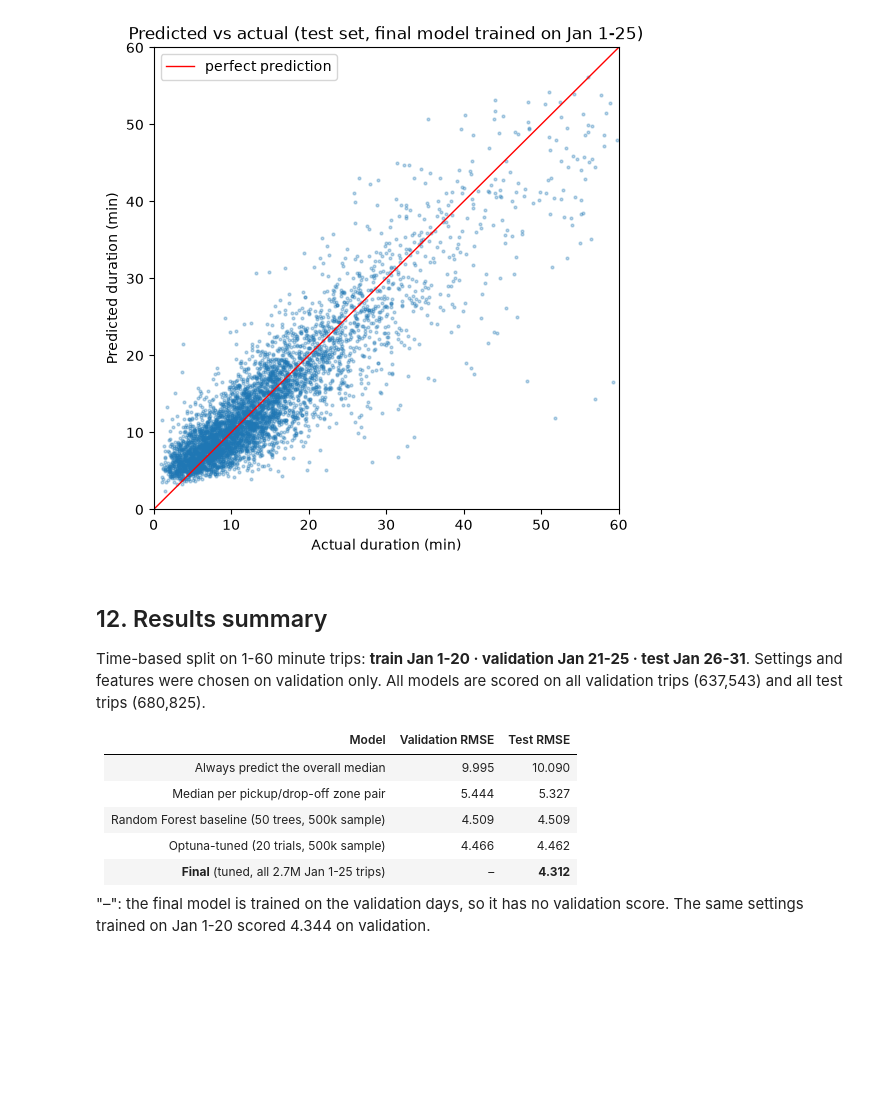
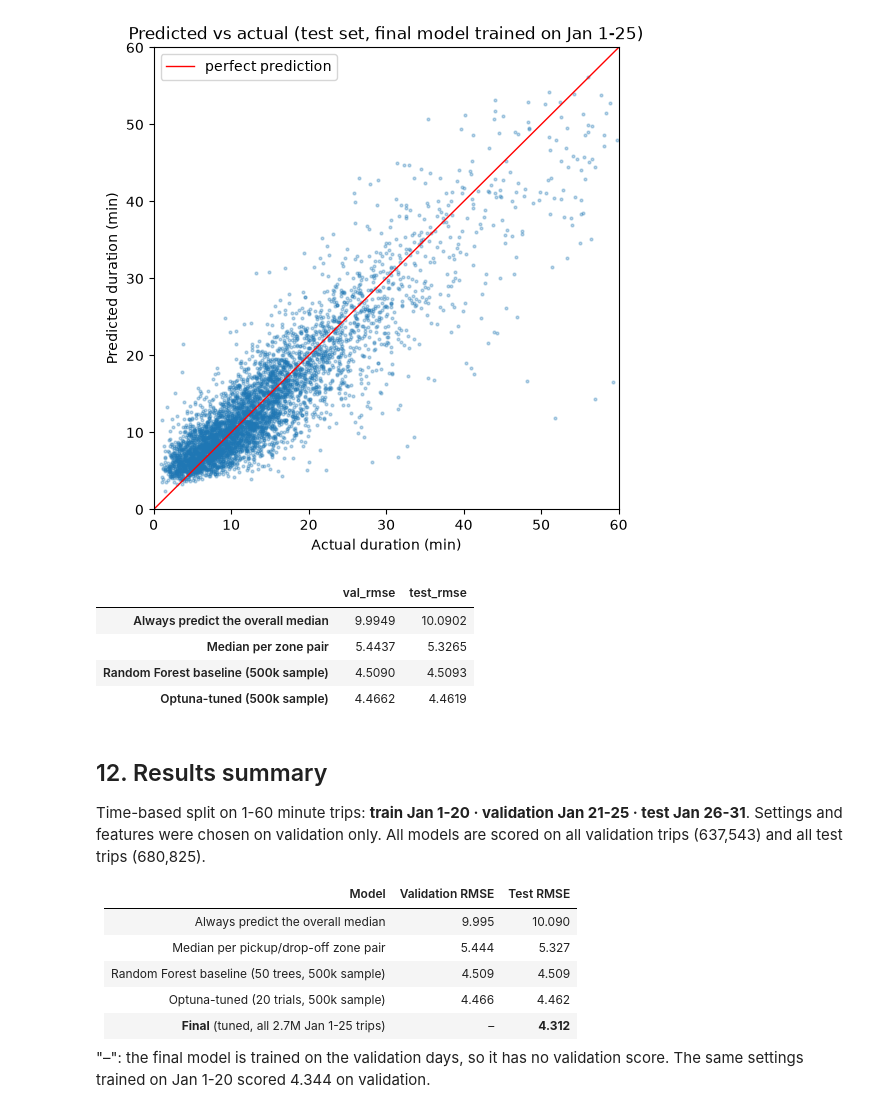
Before and after one commit to HassanHijaze/mle-model-deployment-project, a Jupyter notebook: notebooks/exploration.ipynb, the cells around one changed output. Drawn from its saved outputs; the diff is of its cells as text; code cells hidden in the pictures; blank space fills up the shorter version.

Commit message:
Back all results with outputs

```diff
--- a/notebooks/exploration.ipynb
+++ b/notebooks/exploration.ipynb
@@ -144,6 +146,43 @@ plt.legend()
 plt.show()
 # %% [output]
 [figure]
+# %%
+full = load_january()
+X_full, y_full = build_features(full, zone_xy), full["duration"]
+tr, va, te = split_by_time(full)
+
+def scores(pred_val, pred_test):
+    return (root_mean_squared_error(y_full[va], pred_val),
+            root_mean_squared_error(y_full[te], pred_test))
+
+def pair_median(train_mask, eval_mask):
+    med = full[train_mask].groupby(["PULocationID", "DOLocationID"])["duration"].median()
+    keys = pd.MultiIndex.from_frame(full.loc[eval_mask, ["PULocationID", "DOLocationID"]])
+    return med.reindex(keys).fillna(y_full[train_mask].median()).values
+
+results = {
+    "Always predict the overall median": scores([y_full[tr].median()] * va.sum(),
+                                                [y_full[tr | va].median()] * te.sum()),
+    "Median per zone pair": scores(pair_median(tr, va), pair_median(tr | va, te)),
+}
+
+# Random Forests trained on the 500k sample's Jan 1-20 trips, scored on all val and test trips
+sample = load_data()
+s_tr = split_by_time(sample)[0]
+X_s, y_s = build_features(sample, zone_xy), sample["duration"]
+for name, params in [("Random Forest baseline (500k sample)", BASELINE_PARAMS),
+                     ("Optuna-tuned (500k sample)", BEST_PARAMS)]:
+    m = RandomForestRegressor(**params, n_jobs=-1, random_state=42).fit(X_s[s_tr], y_s[s_tr])
+    results[name] = scores(m.predict(X_full[va]), m.predict(X_full[te]))
+    del m
+
+pd.DataFrame(results, index=["val_rmse", "test_rmse"]).T.round(4)
+# %% [output]
+|  | val_rmse | test_rmse |
+| Always predict the overall median | 9.9949 | 10.0902 |
+| Median per zone pair | 5.4437 | 5.3265 |
+| Random Forest baseline (500k sample) | 4.5090 | 4.5093 |
+| Optuna-tuned (500k sample) | 4.4662 | 4.4619 |
 # %% [markdown]
 ## 12. Results summary
 
```
Also changed, not shown: parts of 1 cell of this notebook.
